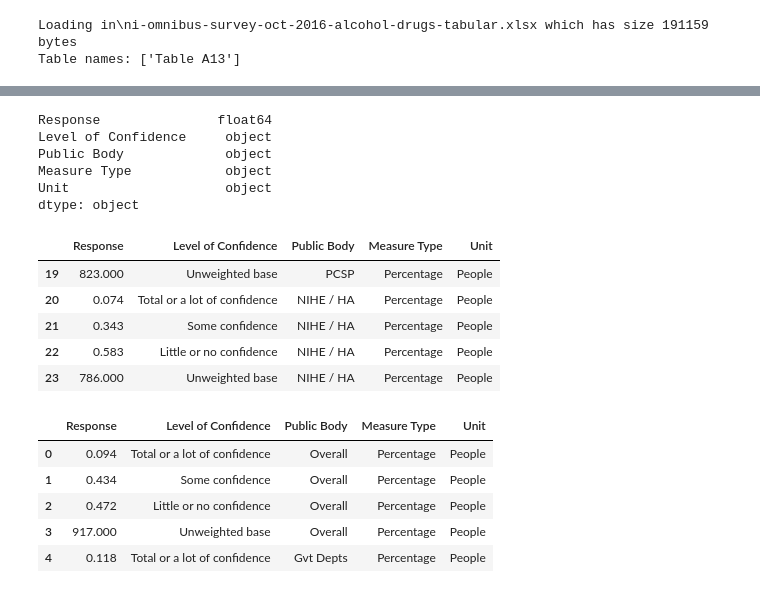
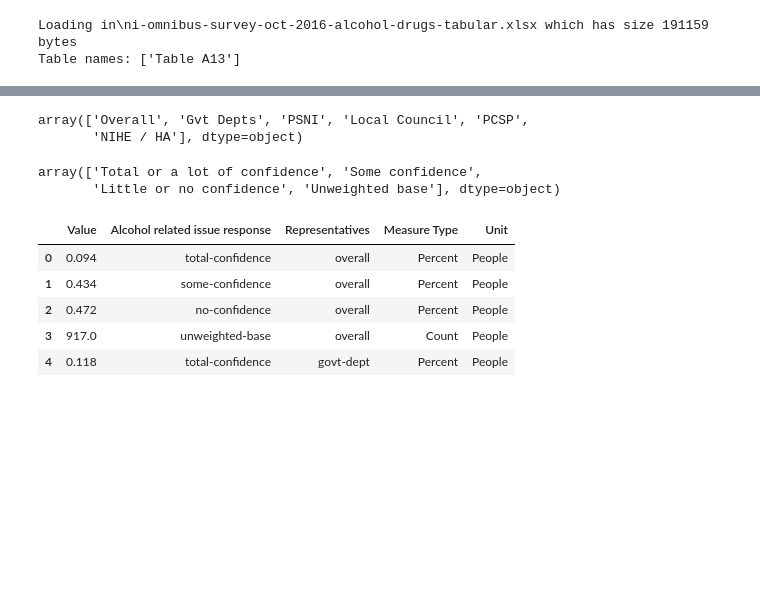
Before and after one commit to GSS-Cogs/DoJ-NI-Alcohol-Related-Issues, a Jupyter notebook: TableA13.ipynb, the cells around one changed output, grey strips where cells are left out. Saved outputs shown, nothing was run; the diff lists cells and outputs as text; code cells hidden in the pictures; blank space fills up the shorter version.

```diff
--- a/TableA13.ipynb
+++ b/TableA13.ipynb
@@ -81,18 +80,0 @@ new_table.columns = ['Response' if x=='OBS' else x for x in new_table.columns]
-# %%
-new_table.dtypes
-# %% [output]
-Response               float64
-Level of Confidence     object
-Public Body             object
-Measure Type            object
-Unit                    object
-dtype: object
-# %%
-new_table.tail(5)
-# %% [output]
-|  | Response | Level of Confidence | Public Body | Measure Type | Unit |
-| 19 | 823.000 | Unweighted base | PCSP | Percentage | People |
-| 20 | 0.074 | Total or a lot of confidence | NIHE / HA | Percentage | People |
-| 21 | 0.343 | Some confidence | NIHE / HA | Percentage | People |
-| 22 | 0.583 | Little or no confidence | NIHE / HA | Percentage | People |
-| 23 | 786.000 | Unweighted base | NIHE / HA | Percentage | People |
@@ -99,9 +83,48 @@ new_table.tail(5)
+# %%
+Final_table['Value'] = Final_table['Value'].apply(str)
+# %%
+def user_perc(x,y):
+
+    if str(x) == 'Unweighted base':
+        return 'Count'
+    else:
+        return y
+
+Final_table['Measure Type'] = Final_table.apply(lambda row: user_perc(row['Alcohol related issue response'],row['Measure Type']), axis = 1)
+# %%
+Final_table['Representatives'].unique()
+# %% [output]
+array(['Overall', 'Gvt Depts', 'PSNI', 'Local Council', 'PCSP',
+       'NIHE / HA'], dtype=object)
+# %%
+Final_table['Representatives'] = Final_table['Representatives'].map(
+    lambda x: {
+        'Overall' : 'overall',
+        'Gvt Depts' : 'govt-dept',
+        'PSNI': 'police' ,
+        'PCSP': 'pcsp',
+        'NIHE / HA': 'nihe',
+        'Local Council': 'councillor'
+        }.get(x, x))
+# %%
+Final_table['Alcohol related issue response'].unique()
+# %% [output]
+array(['Total or a lot of confidence', 'Some confidence',
+       'Little or no confidence', 'Unweighted base'], dtype=object)
+# %%
+Final_table['Alcohol related issue response'] = Final_table['Alcohol related issue response'].map(
+    lambda x: {
+        'Total or a lot of confidence' : 'total-confidence',
+        'Some confidence' : 'some-confidence',
+        'Little or no confidence': 'no-confidence' ,
+        'Unweighted base': 'unweighted-base'
+       }.get(x, x))
 # %%
-new_table.head()
+Final_table.head()
 # %% [output]
-|  | Response | Level of Confidence | Public Body | Measure Type | Unit |
-| 0 | 0.094 | Total or a lot of confidence | Overall | Percentage | People |
-| 1 | 0.434 | Some confidence | Overall | Percentage | People |
-| 2 | 0.472 | Little or no confidence | Overall | Percentage | People |
-| 3 | 917.000 | Unweighted base | Overall | Percentage | People |
-| 4 | 0.118 | Total or a lot of confidence | Gvt Depts | Percentage | People |
+|  | Value | Alcohol related issue response | Representatives | Measure Type | Unit |
+| 0 | 0.094 | total-confidence | overall | Percent | People |
+| 1 | 0.434 | some-confidence | overall | Percent | People |
+| 2 | 0.472 | no-confidence | overall | Percent | People |
+| 3 | 917.0 | unweighted-base | overall | Count | People |
+| 4 | 0.118 | total-confidence | govt-dept | Percent | People |
```
Also changed, not shown: parts of 15 cells of this notebook, 3 other files.
